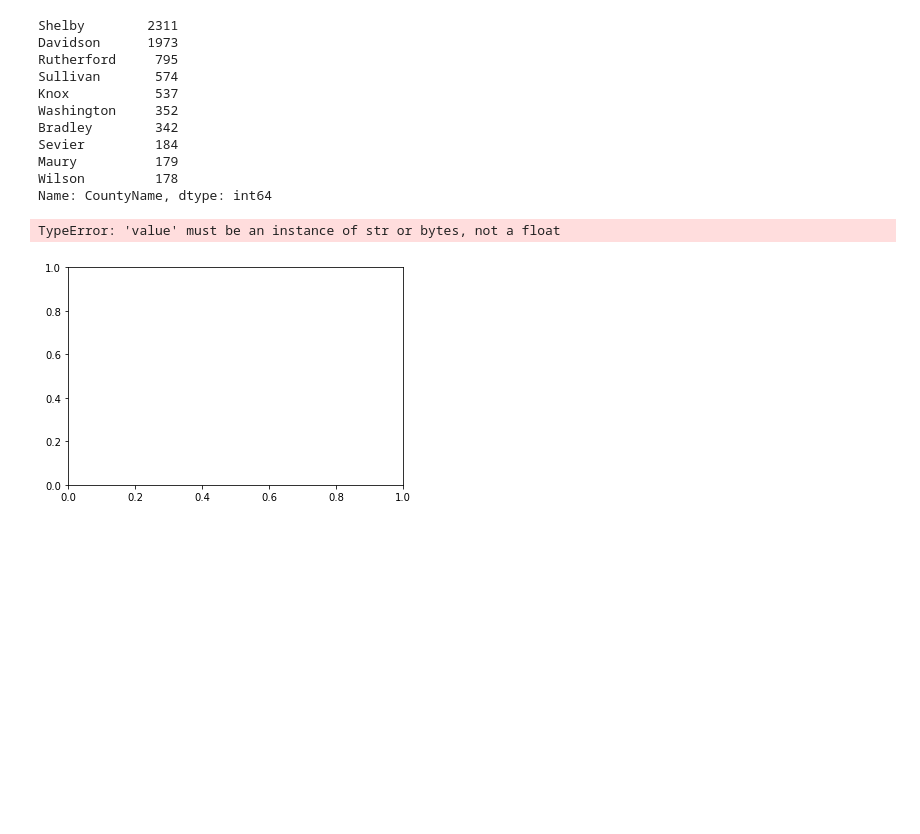
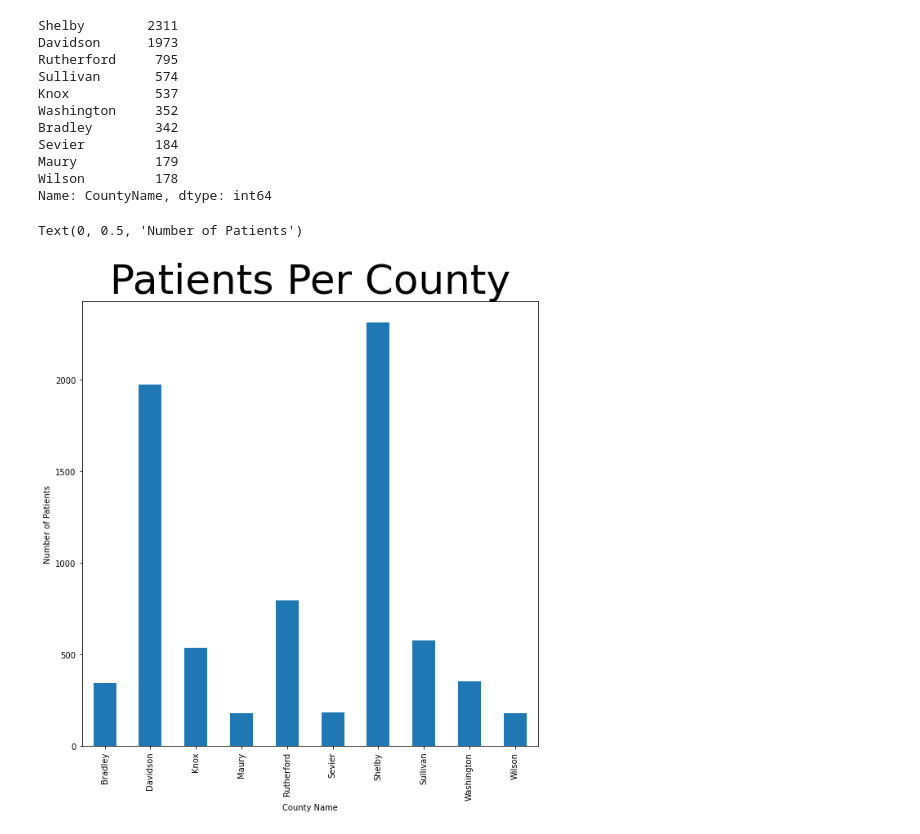
Before and after one commit to Rhunsilval/smile_on_python, a Jupyter notebook: notebook/smile_on_project.ipynb, the cells around one changed output. Drawn from its saved outputs; the diff is of its cells as text; code cells hidden in the pictures; blank space fills up the shorter version.

```diff
--- a/notebook/smile_on_project.ipynb
+++ b/notebook/smile_on_project.ipynb
@@ -108,14 +110,11 @@ Sevier         184
 Maury          179
 Wilson         178
 Name: CountyName, dtype: int64
-# %%
-plt.hist(smile_filter.CountyName, bins = 20, edgecolor = 'black')
-plt.xlabel('Day of the Week')
-plt.ylabel('Number of Rides')
-plt.title('Rides Per Day', fontsize = 70)
-plt.figure(figsize=(6, 10))
-
-plt.show()
-# %% [output]
-TypeError: 'value' must be an instance of str or bytes, not a float
-[figure, removed]
+# %%
+smile_filter.CountyName.value_counts().nlargest(10).sort_index().plot.bar(figsize = (10, 10))
+plt.title('Patients Per County', fontsize =50)
+plt.xlabel('County Name')
+plt.ylabel('Number of Patients')
+# %% [output]
+Text(0, 0.5, 'Number of Patients')
+[figure, added]
```
Also changed, not shown: parts of 1 cell of this notebook.
